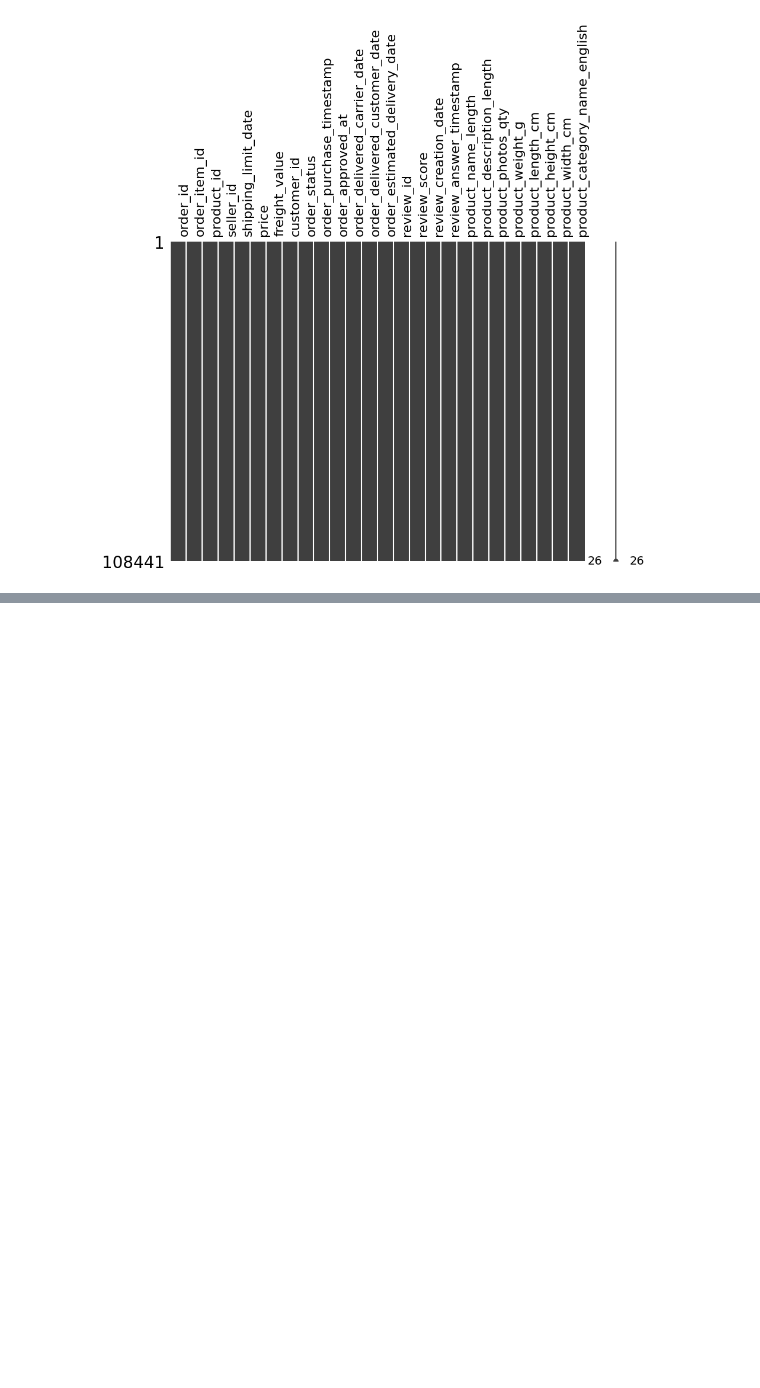
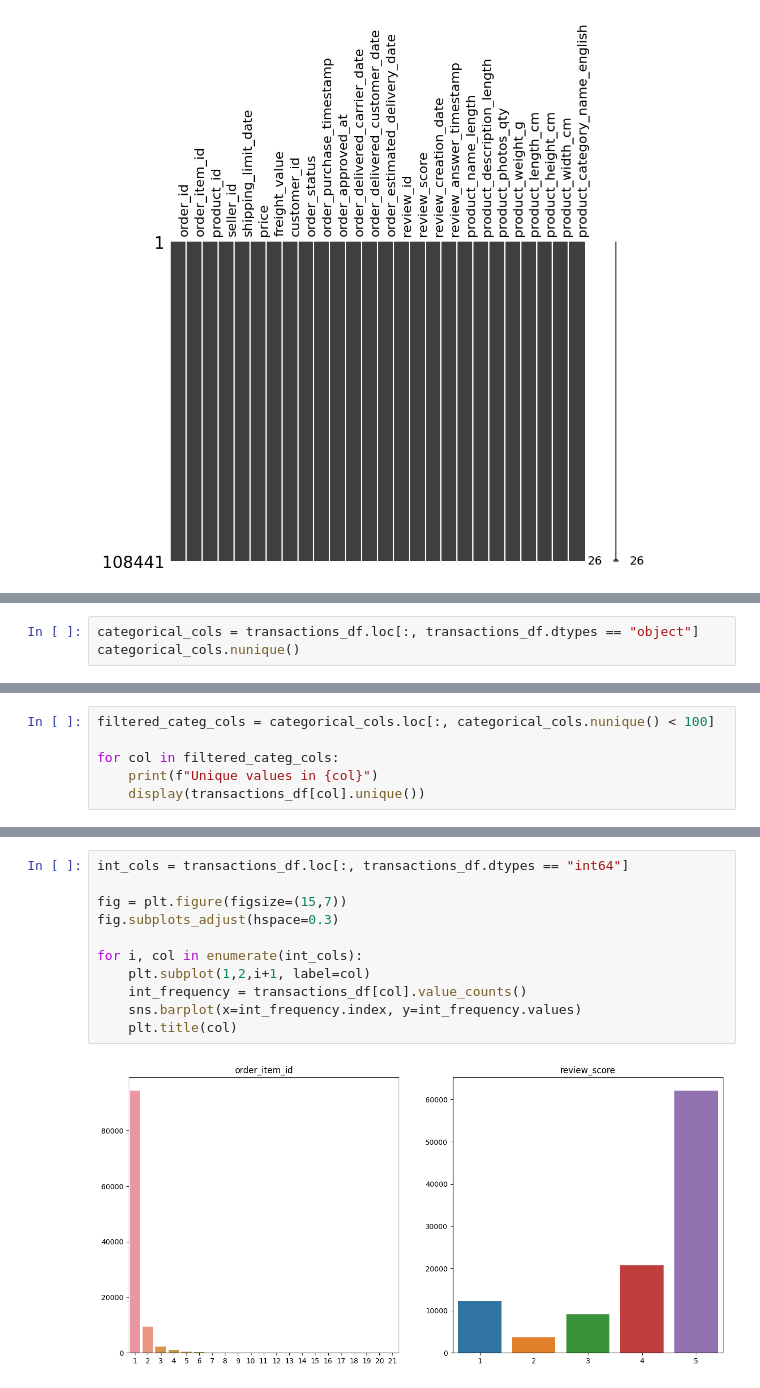
Before and after one commit to RuizLorenzoChavez/price-optimization-ML, a Jupyter notebook: main.ipynb, the cells around one changed output, grey strips where cells are left out. Drawn from its saved outputs; the diff is of its cells as text; blank space fills up the shorter version.

```diff
--- a/main.ipynb
+++ b/main.ipynb
@@ -255,0 +254,3 @@ print(f"There are now {transactions_df.shape[0]} rows, which is {duplicates.shap
+# %%
+categorical_cols = transactions_df.loc[:, transactions_df.dtypes == "object"]
+categorical_cols.nunique()
@@ -255,0 +266,6 @@ print(f"There are now {transactions_df.shape[0]} rows, which is {duplicates.shap
+# %%
+filtered_categ_cols = categorical_cols.loc[:, categorical_cols.nunique() < 100]
+
+for col in filtered_categ_cols:
+    print(f"Unique values in {col}")
+    display(transactions_df[col].unique())
@@ -255,0 +293,13 @@ print(f"There are now {transactions_df.shape[0]} rows, which is {duplicates.shap
+# %%
+int_cols = transactions_df.loc[:, transactions_df.dtypes == "int64"]
+
+fig = plt.figure(figsize=(15,7))
+fig.subplots_adjust(hspace=0.3)
+
+for i, col in enumerate(int_cols):
+    plt.subplot(1,2,i+1, label=col)
+    int_frequency = transactions_df[col].value_counts()
+    sns.barplot(x=int_frequency.index, y=int_frequency.values)
+    plt.title(col)
+# %% [output]
+[figure, added]
```
Also changed, not shown: parts of 6 cells of this notebook.
